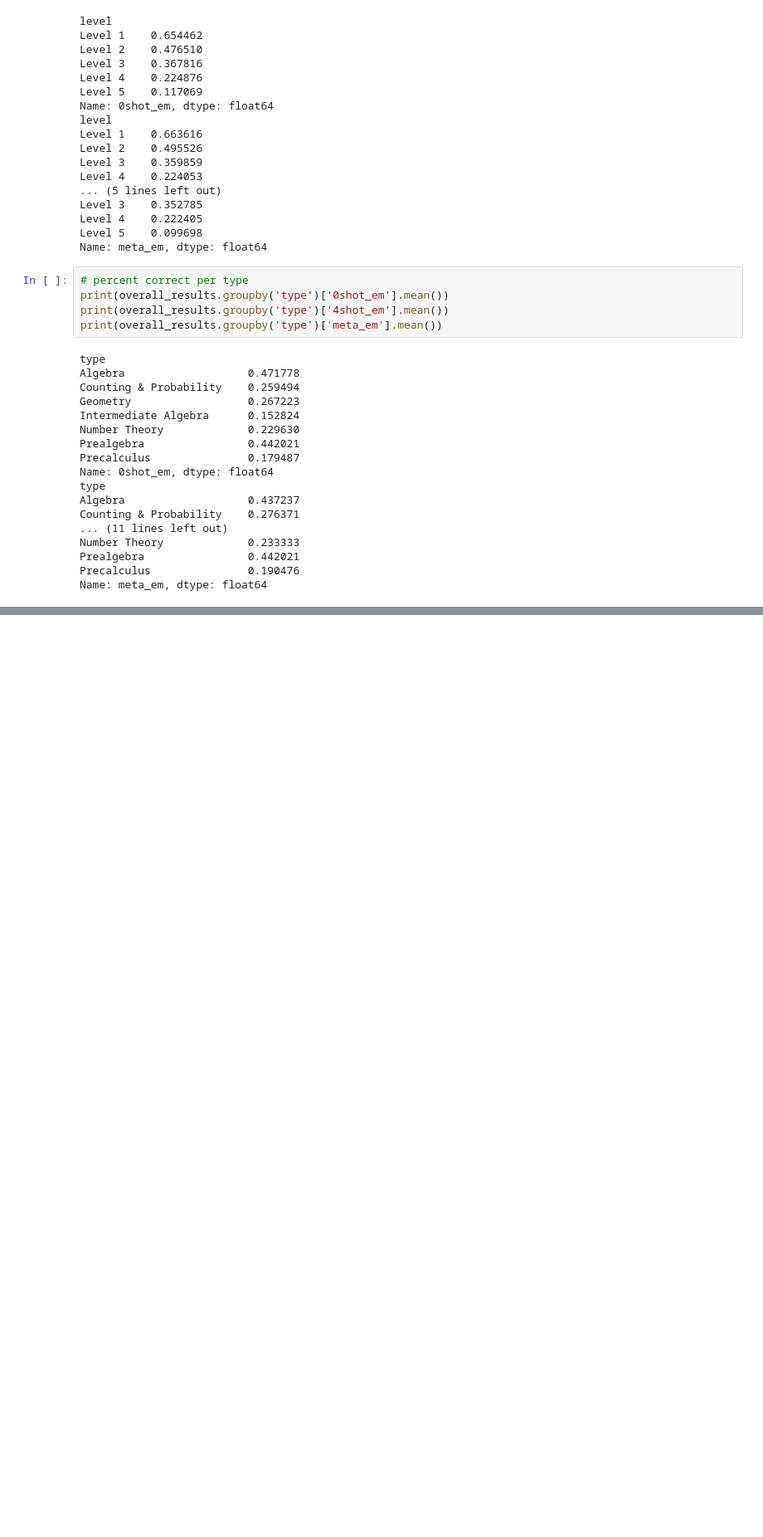
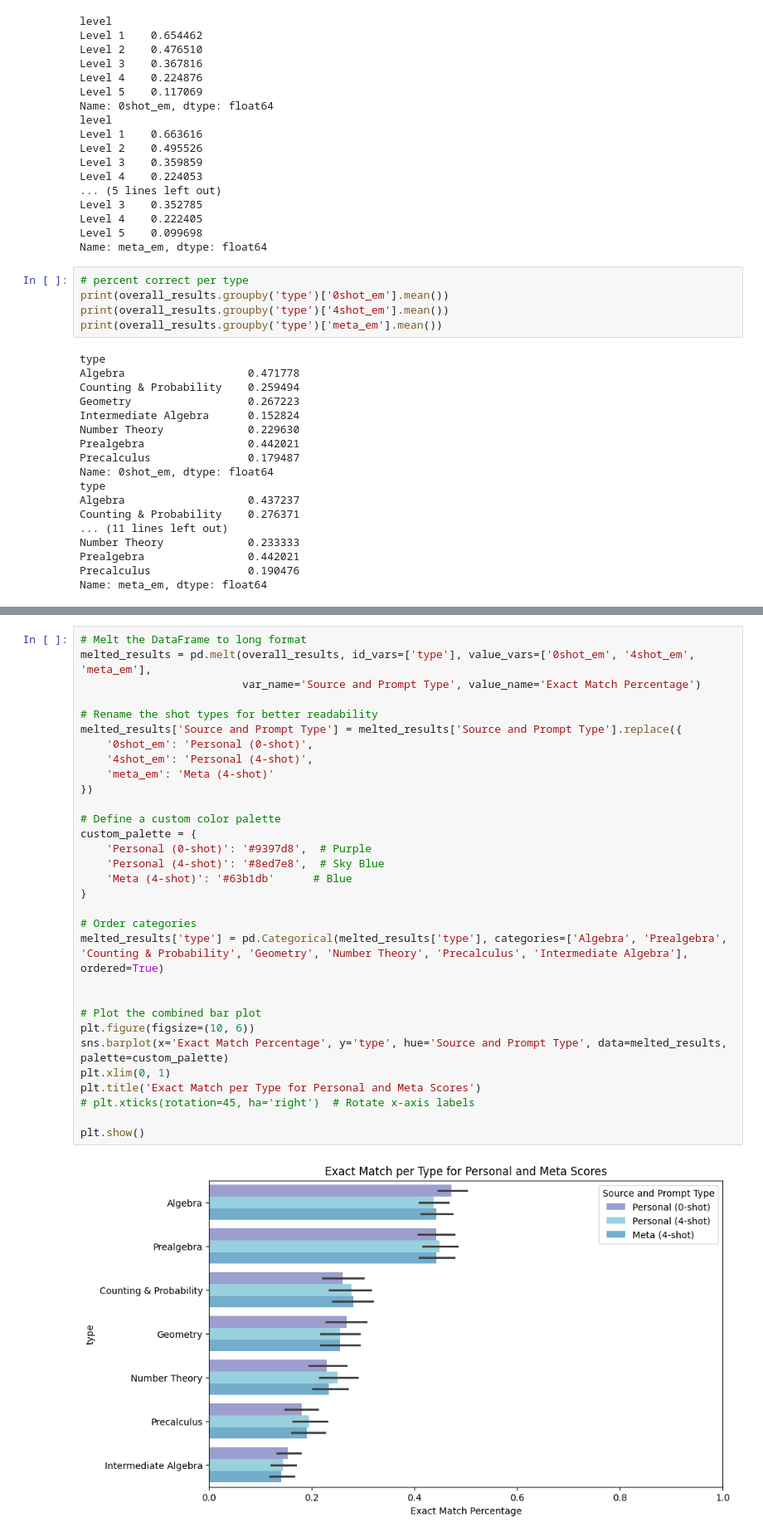
Before and after one commit to cayasryan/Cayas-AI-231, a Jupyter notebook: machine_exers/ME4/MATH/explore_results.ipynb, the cells around one changed output, grey strips where cells are left out. Shown: that part at 83% size. Drawn from its saved outputs; the diff is of its cells as text; blank space fills up the shorter version.

```diff
--- a/machine_exers/ME4/MATH/explore_results.ipynb
+++ b/machine_exers/ME4/MATH/explore_results.ipynb
@@ -180,0 +455,33 @@ Similarity between 4-shot and Meta: 0.9064
+# %%
+# Melt the DataFrame to long format
+melted_results = pd.melt(overall_results, id_vars=['type'], value_vars=['0shot_em', '4shot_em', 'meta_em'],
+                         var_name='Source and Prompt Type', value_name='Exact Match Percentage')
+
+# Rename the shot types for better readability
+melted_results['Source and Prompt Type'] = melted_results['Source and Prompt Type'].replace({
+    '0shot_em': 'Personal (0-shot)',
+    '4shot_em': 'Personal (4-shot)',
+    'meta_em': 'Meta (4-shot)'
+})
+
+# Define a custom color palette
+custom_palette = {
+    'Personal (0-shot)': '#9397d8',  # Purple
+    'Personal (4-shot)': '#8ed7e8',  # Sky Blue
+    'Meta (4-shot)': '#63b1db'      # Blue
+}
+
+# Order categories
+melted_results['type'] = pd.Categorical(melted_results['type'], categories=['Algebra', 'Prealgebra', 'Counting & Probability', 'Geometry', 'Number Theory', 'Precalculus', 'Intermediate Algebra'], ordered=True)
+
+
+# Plot the combined bar plot
+plt.figure(figsize=(10, 6))
+sns.barplot(x='Exact Match Percentage', y='type', hue='Source and Prompt Type', data=melted_results, palette=custom_palette)
+plt.xlim(0, 1)
+plt.title('Exact Match per Type for Personal and Meta Scores')
+# plt.xticks(rotation=45, ha='right')  # Rotate x-axis labels
+
+plt.show()
+# %% [output]
+[figure, added]
```
Also changed, not shown: parts of 21 cells of this notebook, 1 other file.
